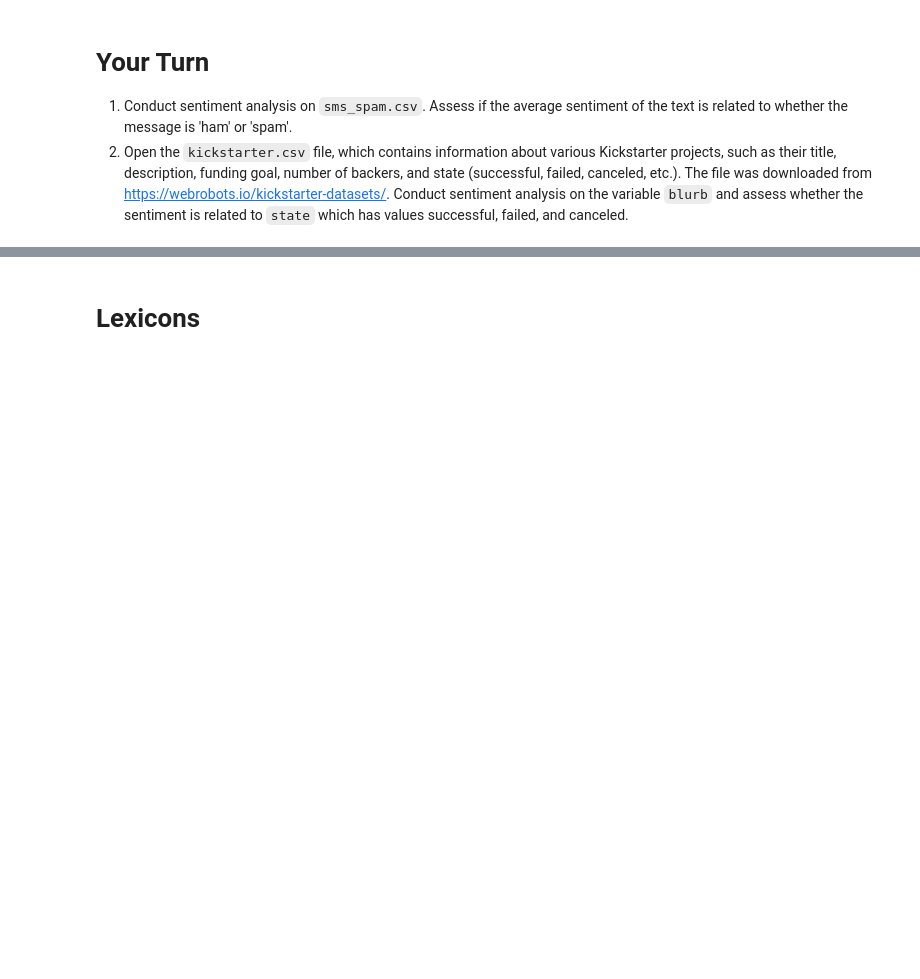
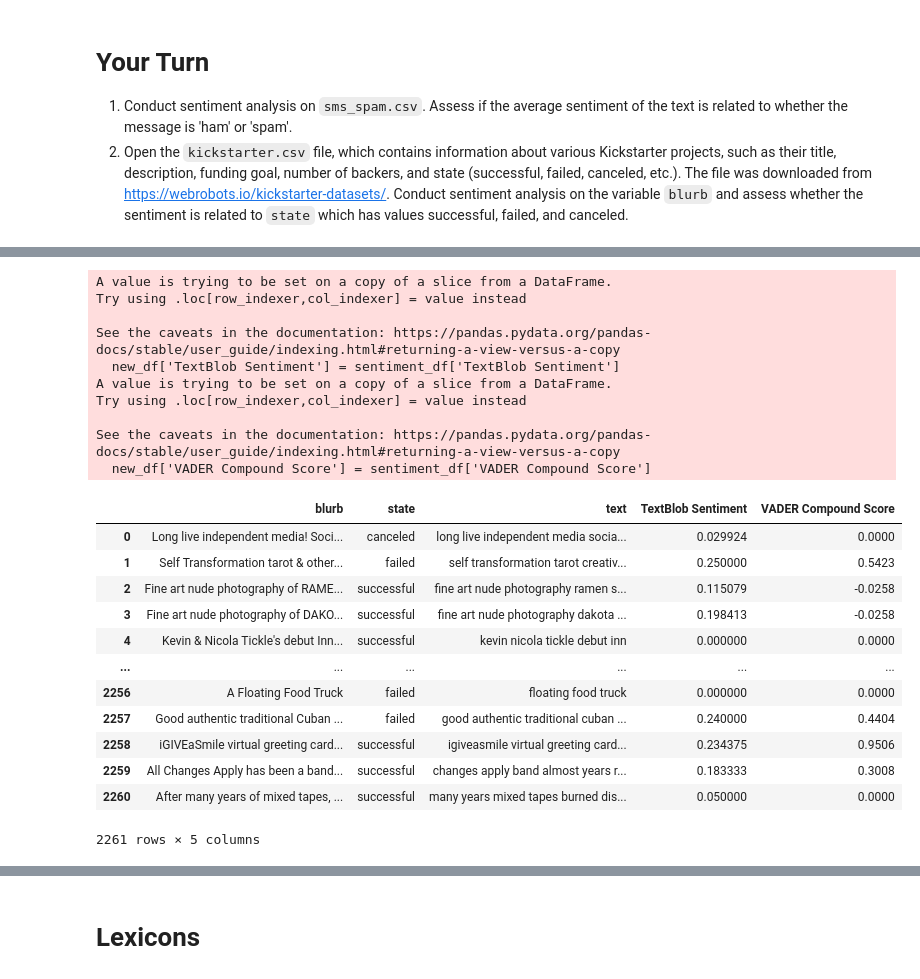
Before and after one commit to ChiaoYunTing/Text-Analytics, a Jupyter notebook: Lecture_4.ipynb, the cells around one changed output, grey strips where cells are left out. Cells and saved outputs as stored; diff of their text form; code cells hidden in the pictures; blank space fills up the shorter version.

```diff
--- a/Lecture_4.ipynb
+++ b/Lecture_4.ipynb
@@ -350,0 +562,26 @@ print(cleaned_text)
+# %%
+#sentiment analysis
+texts = new_df['text']
+
+# List to collect the sentiment data
+data = []
+
+# Iterate through each text to analyze sentiment
+for text in texts:
+    # TextBlob sentiment
+    blob = TextBlob(text)
+    tb_sentiment = blob.sentiment
+
+    # VADER sentiment
+    vader_sentiment = sid.polarity_scores(text)
+
+    # Append results to data list
+    data.append({
+        "Text": text,
+        "TextBlob Sentiment": tb_sentiment[0],
+        "VADER Compound Score": vader_sentiment['compound']
+    })
+
+# Create DataFrame from the collected data
+sentiment_df = pd.DataFrame(data)
+sentiment_df
@@ -350,0 +602,29 @@ print(cleaned_text)
+# %%
+#combine sentiment result
+new_df['TextBlob Sentiment'] = sentiment_df['TextBlob Sentiment']
+new_df['VADER Compound Score'] = sentiment_df['VADER Compound Score']
+new_df
+# %% [output]
+A value is trying to be set on a copy of a slice from a DataFrame.
+Try using .loc[row_indexer,col_indexer] = value instead
+
+See the caveats in the documentation: https://pandas.pydata.org/pandas-docs/stable/user_guide/indexing.html#returning-a-view-versus-a-copy
+  new_df['TextBlob Sentiment'] = sentiment_df['TextBlob Sentiment']
+A value is trying to be set on a copy of a slice from a DataFrame.
+Try using .loc[row_indexer,col_indexer] = value instead
+
+See the caveats in the documentation: https://pandas.pydata.org/pandas-docs/stable/user_guide/indexing.html#returning-a-view-versus-a-copy
+  new_df['VADER Compound Score'] = sentiment_df['VADER Compound Score']
+|  | blurb | state | text | TextBlob Sentiment | VADER Compound Score |
+| 0 | Long live independent media! Soci... | canceled | long live independent media socia... | 0.029924 | 0.0000 |
+| 1 | Self Transformation tarot & other... | failed | self transformation tarot creativ... | 0.250000 | 0.5423 |
+| 2 | Fine art nude photography of RAME... | successful | fine art nude photography ramen s... | 0.115079 | -0.0258 |
+| 3 | Fine art nude photography of DAKO... | successful | fine art nude photography dakota ... | 0.198413 | -0.0258 |
+| 4 | Kevin & Nicola Tickle's debut Inn... | successful | kevin nicola tickle debut inn | 0.000000 | 0.0000 |
+| ... | ... | ... | ... | ... | ... |
+| 2256 | A Floating Food Truck | failed | floating food truck | 0.000000 | 0.0000 |
+| 2257 | Good authentic traditional Cuban ... | failed | good authentic traditional cuban ... | 0.240000 | 0.4404 |
+| 2258 | iGIVEaSmile virtual greeting card... | successful | igiveasmile virtual greeting card... | 0.234375 | 0.9506 |
+| 2259 | All Changes Apply has been a band... | successful | changes apply band almost years r... | 0.183333 | 0.3008 |
+| 2260 | After many years of mixed tapes, ... | successful | many years mixed tapes burned dis... | 0.050000 | 0.0000 |
+2261 rows × 5 columns
```
Also changed, not shown: parts of 19 cells of this notebook.
